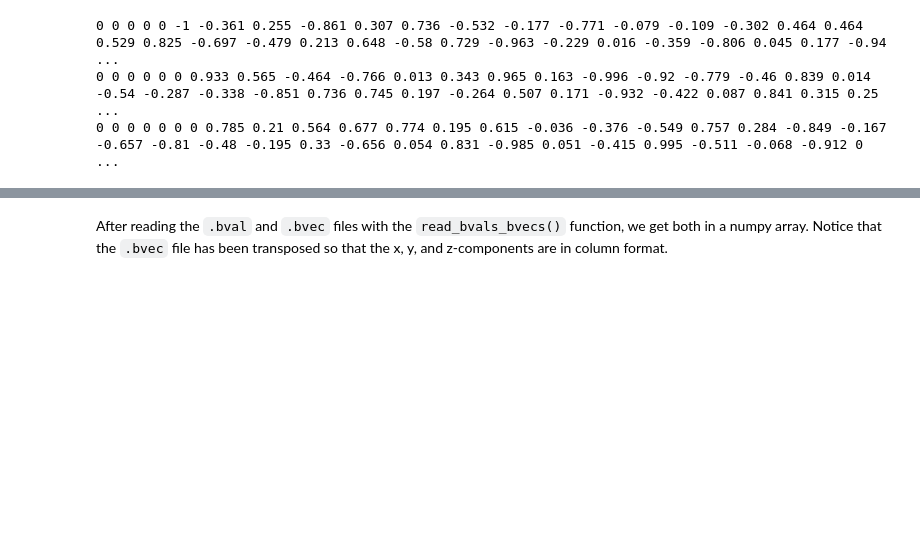
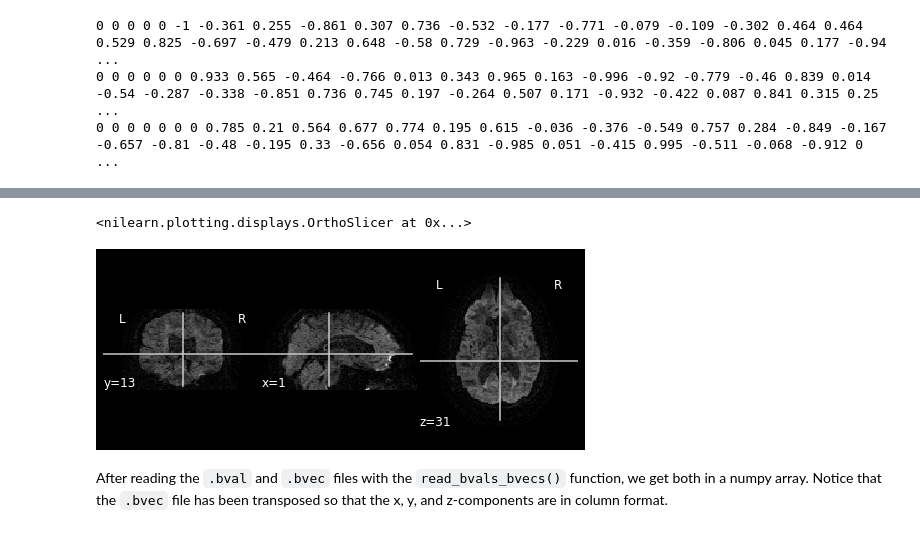
Before and after one commit to nipreps/nipreps-book, a Jupyter notebook: docs/dwi/02-intro_dmri.ipynb, the cells around one changed output, grey strips where cells are left out. Cells and saved outputs as stored; diff of their text form; code cells hidden in the pictures; blank space fills up the shorter version.

```diff
--- a/docs/dwi/02-intro_dmri.ipynb
+++ b/docs/dwi/02-intro_dmri.ipynb
@@ -50,3 +55,8 @@ plot_epi(dwi)
+# %%
+plot_epi(image.index_img(dwi, 5), cmap="gray")
+# %% [output]
+<nilearn.plotting.displays.OrthoSlicer at 0x...>
+[figure, added]
 # %% [markdown]
 After reading the `.bval` and `.bvec` files with the `read_bvals_bvecs()` function, we get both in a numpy array. Notice that the `.bvec` file has been transposed so that the x, y, and z-components are in column format.
 # %%
```
Also changed, not shown: parts of 6 cells of this notebook, 3 other files.
